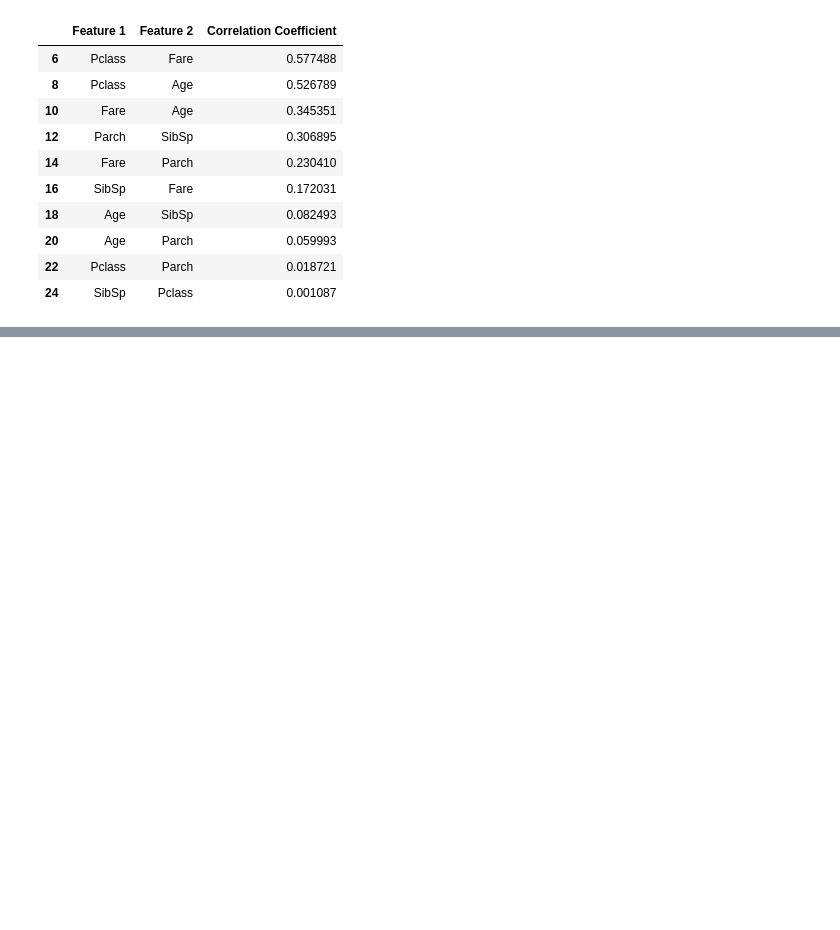
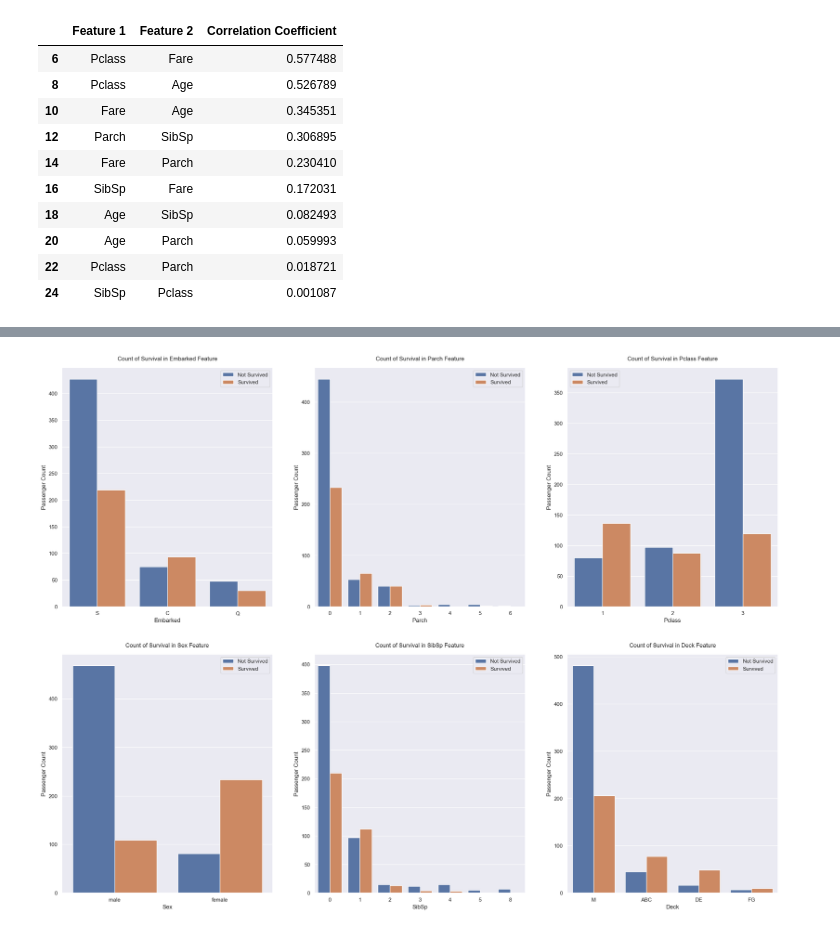
Before and after one commit to subtlewow/kaggle_comps, a Jupyter notebook: titanic/titanic.ipynb, the cells around one changed output, grey strips where cells are left out. Saved outputs shown, nothing was run; the diff lists cells and outputs as text; code cells hidden in the pictures; blank space fills up the shorter version.

```diff
--- a/titanic/titanic.ipynb
+++ b/titanic/titanic.ipynb
@@ -731,0 +818,15 @@ High Correlations for Test Set
+# %%
+fig, ax = plt.subplots(nrows=2, ncols=3, figsize=(15,8))
+fig.subplots_adjust(right=1.5, top=2)
+features = ['Embarked', 'Parch', 'Pclass', 'Sex', 'SibSp', 'Deck']
+
+for i,feature in enumerate(features):
+    sns.countplot(data=df_train, x=feature, hue='Survived', ax=ax[0 if i < 3 else 1][i % 3])
+    ax[0 if i < 3 else 1][i % 3].set_title("Count of Survival in {} Feature".format(feature), pad=15)
+    ax[0 if i < 3 else 1][i % 3].set_xlabel(feature)
+    ax[0 if i < 3 else 1][i % 3].set_ylabel('Passenger Count')
+    ax[0 if i < 3 else 1][i % 3].legend(['Not Survived', 'Survived'])
+
+plt.show()
+# %% [output]
+[figure, added]
```
Also changed, not shown: parts of 17 cells of this notebook.
